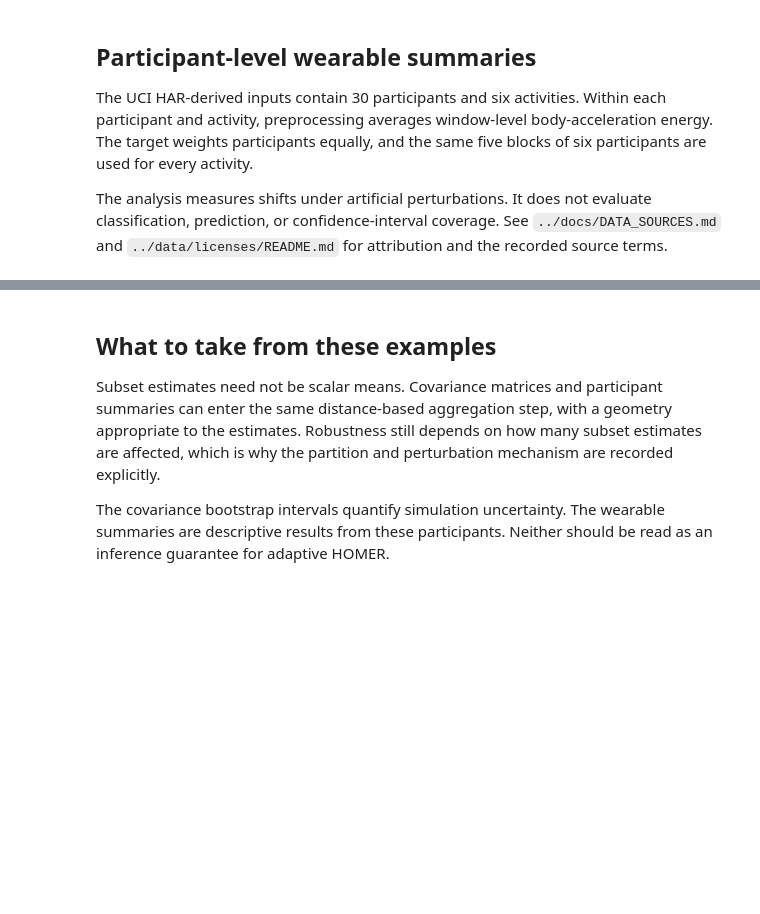
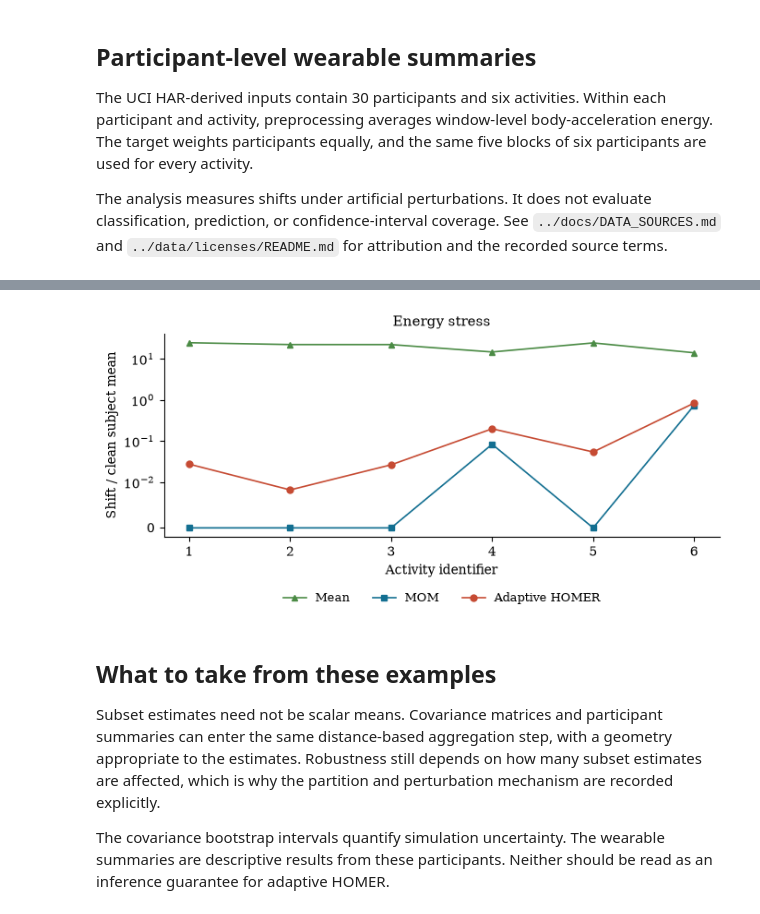
Before and after one commit to kisungyou/HOMER, a Jupyter notebook: notebooks/covariance_wearable.ipynb, the cells around one changed output, grey strips where cells are left out. Drawn from its saved outputs; the diff is of its cells as text; code cells hidden in the pictures; blank space fills up the shorter version.

```diff
--- a/notebooks/covariance_wearable.ipynb
+++ b/notebooks/covariance_wearable.ipynb
@@ -92,3 +135,7 @@ print("All recorded wearable fits converged:", bool(wearable["solver_converged"]
+# %%
+show_figure(wearable_stability(wearable))
+# %% [output]
+[figure, added]
 # %% [markdown]
 ## What to take from these examples
 
```
Also changed, not shown: parts of 6 cells of this notebook, 10 other files.
